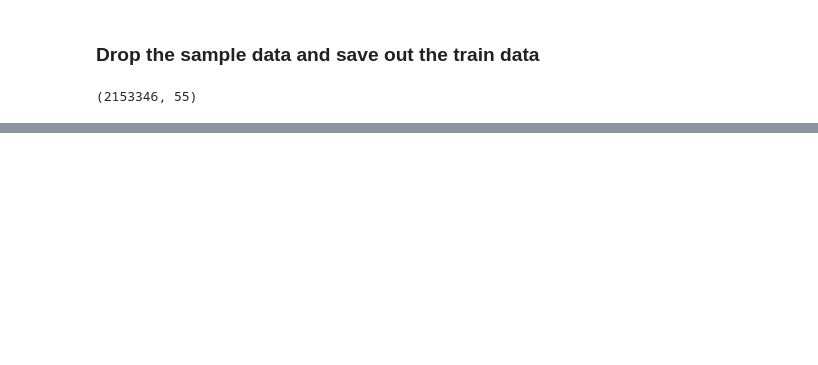
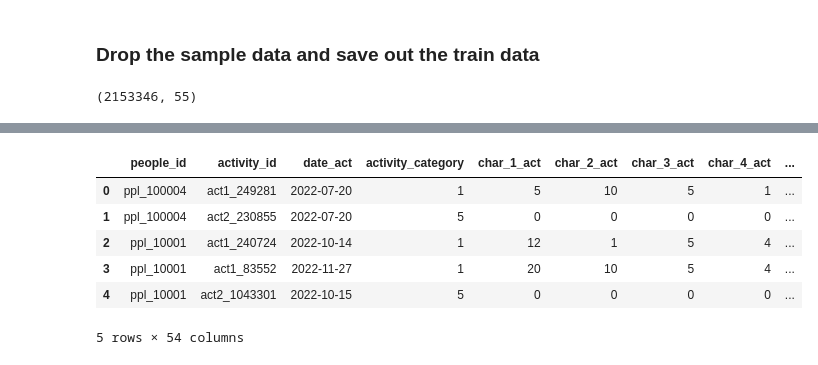
Before and after one commit to ibowen/Machine-Learning-Engineer-Nanodegree, a Jupyter notebook: capstone/redhat_customer_potential_EDA.ipynb, the cells around one changed output, grey strips where cells are left out. Cells and saved outputs as stored; diff of their text form; code cells hidden in the pictures; blank space fills up the shorter version.

```diff
--- a/capstone/redhat_customer_potential_EDA.ipynb
+++ b/capstone/redhat_customer_potential_EDA.ipynb
@@ -320,4 +315,4 @@ sns.plt.title('Group Outcome by People ID')
 # %% [markdown]
 ### Check 'people_id' and 'activity_id' in the test set
 # %%
-activity_test = pd.read_csv('./data/act_test.csv', parse_dates=['date'])
+act_test = pd.read_csv('./data/act_test.csv', parse_dates=['date'])
@@ -344,0 +346,4 @@ train_data.to_csv('./train_data.csv', index=False)
+# %%
+# join dataset by people id
+test_data = act_test.merge(people, on='people_id', how='inner', suffixes=('_act', '_ppl'))
+test_data.shape
@@ -344,0 +352,6 @@ train_data.to_csv('./train_data.csv', index=False)
+# %%
+# remove the prefix
+for col in test_data.columns[test_data.dtypes == 'object'] - ['people_id', 'activity_id', 'date_act', 'date_ppl', 'char_38']:
+    print 'remove the prefix of feature: {}'.format(col)
+    test_data[col] = test_data[col].apply(remove_prefix)
+    print '======================================='
@@ -344,0 +376,12 @@ train_data.to_csv('./train_data.csv', index=False)
+# %%
+# fillna with as type 0
+test_data.fillna(0, inplace=True)
+test_data.head()
+# %% [output]
+|  | people_id | activity_id | date_act | activity_category | char_1_act | char_2_act | char_3_act | char_4_act | ... |
+| 0 | ppl_100004 | act1_249281 | 2022-07-20 | 1 | 5 | 10 | 5 | 1 | ... |
+| 1 | ppl_100004 | act2_230855 | 2022-07-20 | 5 | 0 | 0 | 0 | 0 | ... |
+| 2 | ppl_10001 | act1_240724 | 2022-10-14 | 1 | 12 | 1 | 5 | 4 | ... |
+| 3 | ppl_10001 | act1_83552 | 2022-11-27 | 1 | 20 | 10 | 5 | 4 | ... |
+| 4 | ppl_10001 | act2_1043301 | 2022-10-15 | 5 | 0 | 0 | 0 | 0 | ... |
+5 rows × 54 columns
```
Also changed, not shown: parts of 19 cells of this notebook, 3 other files.
